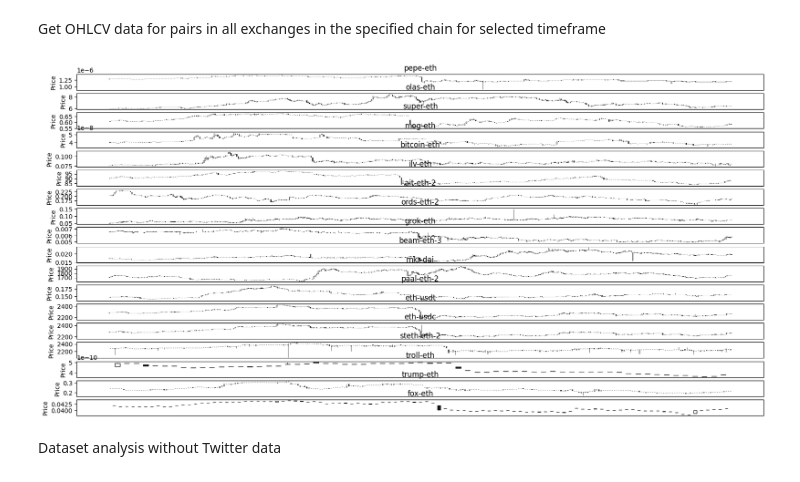
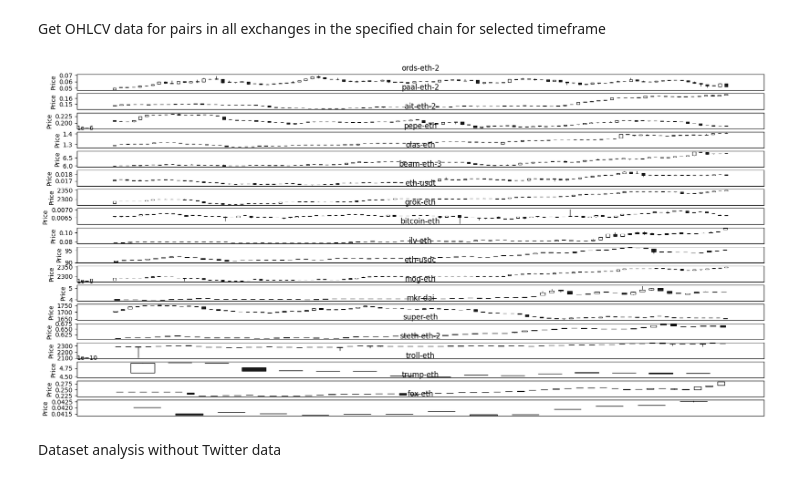
Before and after one commit to Aarhuu/analytics_showcase, a Jupyter notebook: crypto_classifier.ipynb, the cells around one changed output. Drawn from its saved outputs; the diff is of its cells as text; code cells hidden in the pictures.

```diff
--- a/crypto_classifier.ipynb
+++ b/crypto_classifier.ipynb
@@ -84,34 +82,34 @@ pair_df = pd.DataFrame(data={"pair_slug" : pair_slug, "pair_exchange": pair_exc}
 Get OHLCV data for pairs in all exchanges in the specified chain for selected timeframe
 # %%
 start_time = "2024-01-01"
-end_time = "2024-01-06"
+end_time = "2024-01-02"
 time_bucket = "15m"
 pair_id_string = ",".join(pair_df.index.values.astype(str))
 data_req = requests.get(api_url + f"candles?pair_ids={pair_id_string}&time_bucket={time_bucket}&candle_type=price&start={start_time}&end={end_time}")
 data = data_req.json()
 ohlcv_dfs = {}
 
 
 for key, value in data.items():
     ts = [val["ts"] for val in value]
     open = [val["o"] for val in value]
     high = [val["h"] for val in value]
     low = [val["l"] for val in value]
     close = [val["c"] for val in value]
     volume = [val["v"] for val in value]
     df = pd.DataFrame(data={"Open": open, "High": high, "Low": low, "Close": close, "Volume": volume}, index=pd.to_datetime(ts, format='%Y-%m-%dT%H:%M:%S'))
     ohlcv_dfs[pair_df.loc[int(key), "pair_slug"]] = df
 
 fig, axs = plt.subplots(len(ohlcv_dfs.keys()), figsize=(20,10))
 
 for i, k in enumerate(ohlcv_dfs.keys()):
     mpf.plot(ohlcv_dfs[k], type="candle", volume=False, ax=axs[i])
     axs[i].set_title(k)
     axs[i].set_xticks([])
 
 plt.show()
 # %% [output]
-[figure, old version]
+[figure, new version]
 # %% [markdown]
 Dataset analysis without Twitter data
 # %%
```
Also changed, not shown: parts of 12 cells of this notebook, 2 other files.
